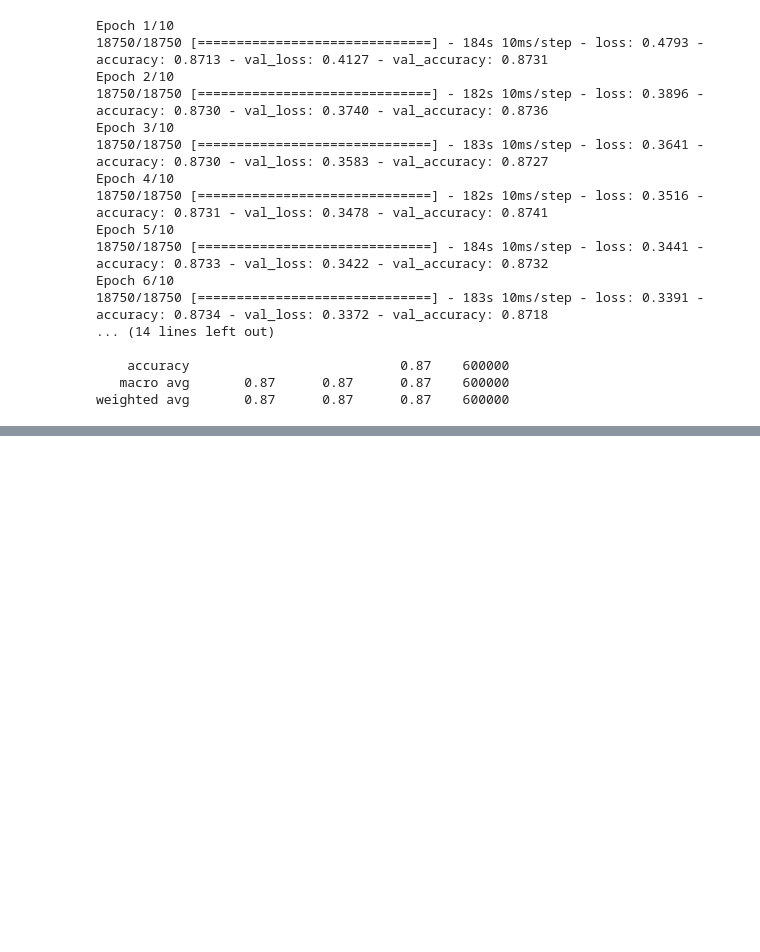
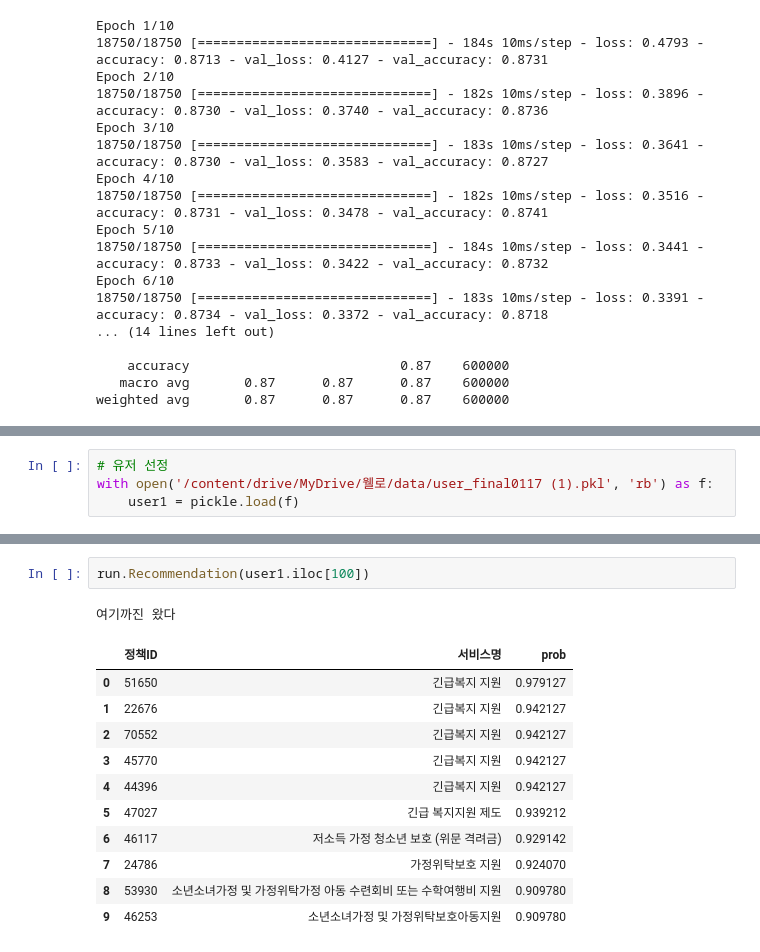
Before and after one commit to dlskawns/Features_Matched_RecSys, a Jupyter notebook: wide_deep_model.ipynb, the cells around one changed output, grey strips where cells are left out. Cells and saved outputs as stored; diff of their text form; blank space fills up the shorter version.

```diff
--- a/wide_deep_model.ipynb
+++ b/wide_deep_model.ipynb
@@ -455,0 +440,4 @@ weighted avg       0.87      0.87      0.87    600000
+# %%
+# 유저 선정
+with open('/content/drive/MyDrive/웰로/data/user_final0117 (1).pkl', 'rb') as f:
+    user1 = pickle.load(f)
@@ -455,0 +465,15 @@ weighted avg       0.87      0.87      0.87    600000
+# %%
+run.Recommendation(user1.iloc[100])
+# %% [output]
+여기까진 왔다
+|  | 정책ID | 서비스명 | prob |
+| 0 | 51650 | 긴급복지 지원 | 0.979127 |
+| 1 | 22676 | 긴급복지 지원 | 0.942127 |
+| 2 | 70552 | 긴급복지 지원 | 0.942127 |
+| 3 | 45770 | 긴급복지 지원 | 0.942127 |
+| 4 | 44396 | 긴급복지 지원 | 0.942127 |
+| 5 | 47027 | 긴급 복지지원 제도 | 0.939212 |
+| 6 | 46117 | 저소득 가정 청소년 보호 (위문 격려금) | 0.929142 |
+| 7 | 24786 | 가정위탁보호 지원 | 0.924070 |
+| 8 | 53930 | 소년소녀가정 및 가정위탁가정 아동 수련회비 또는 수학여행비 지원 | 0.909780 |
+| 9 | 46253 | 소년소녀가정 및 가정위탁보호아동지원 | 0.909780 |
```
Also changed, not shown: parts of 5 cells of this notebook.
